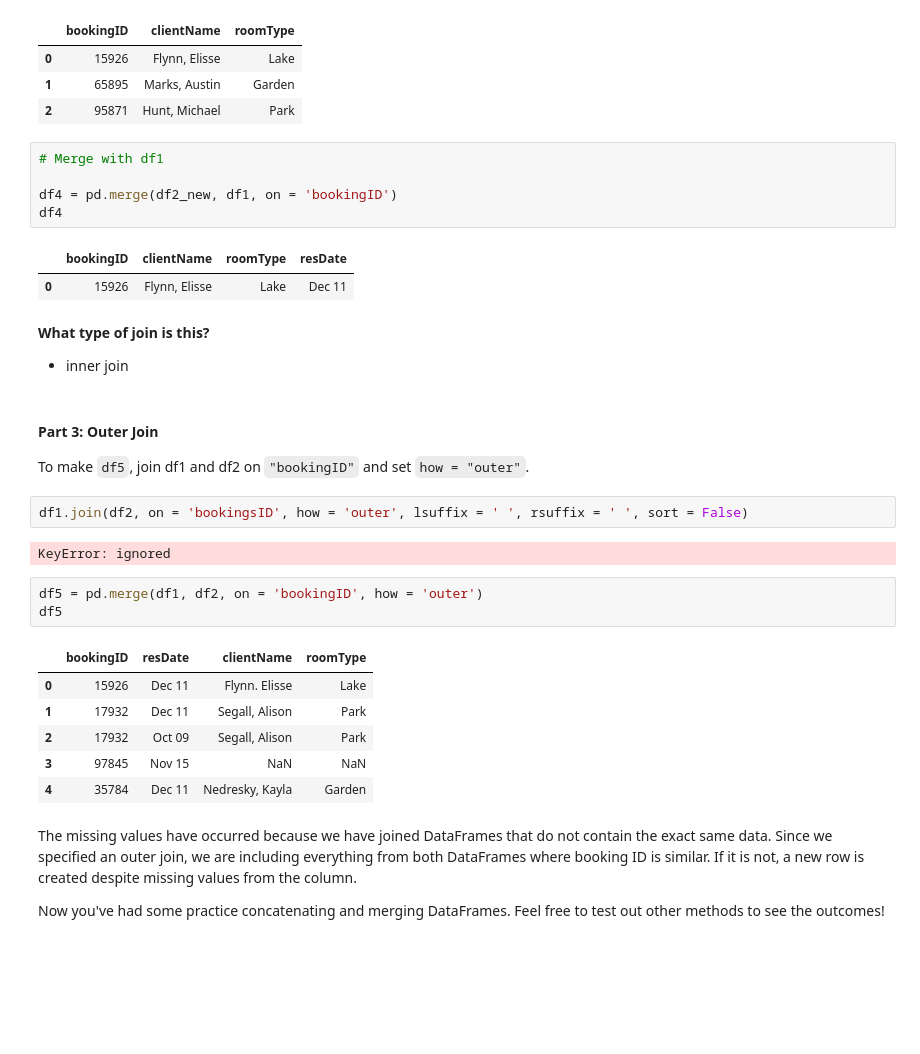
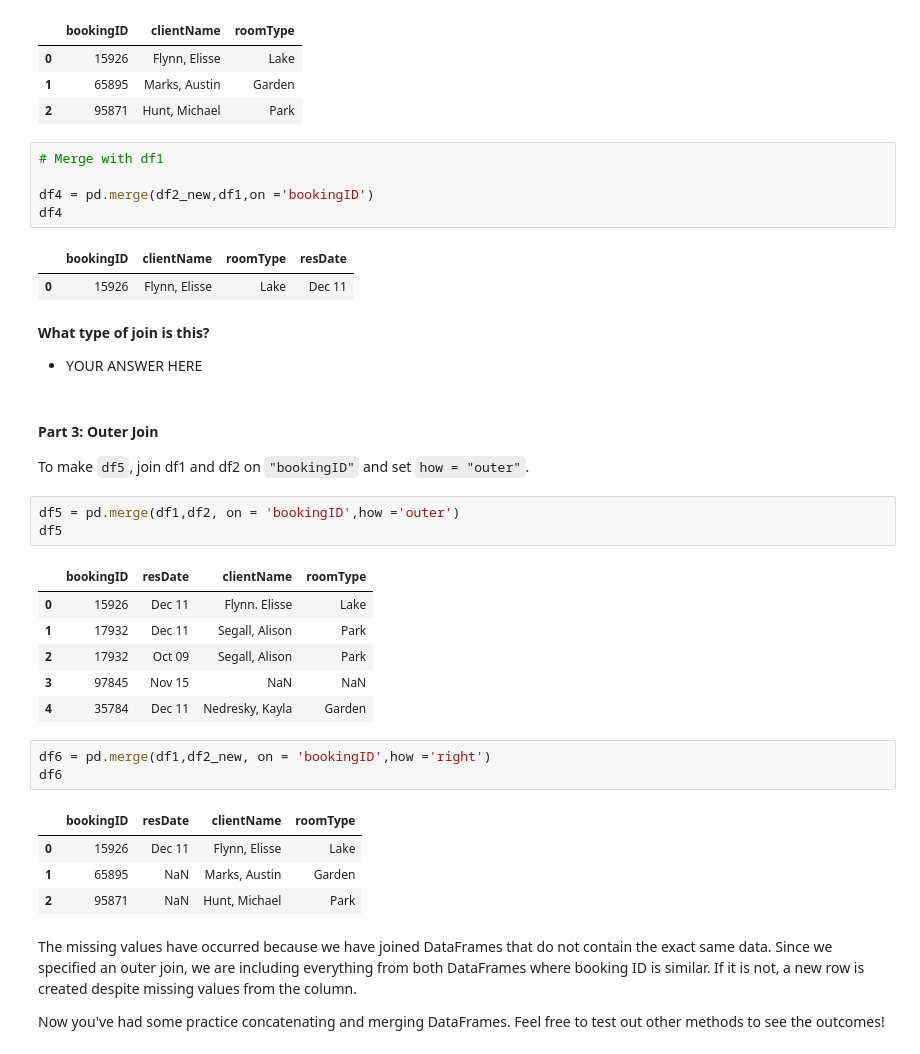
Before and after one commit to val93s/data_wrangling, a Jupyter notebook: Copy_of_6_5_3_Merge_and_Concat_Activity.ipynb, the cells around one changed output. Saved outputs shown, nothing was run; the diff lists cells and outputs as text; blank space fills up the shorter version.

```diff
--- a/Copy_of_6_5_3_Merge_and_Concat_Activity.ipynb
+++ b/Copy_of_6_5_3_Merge_and_Concat_Activity.ipynb
@@ -141,7 +138,7 @@ df2_new
 # %%
 # Merge with df1
 
-df4 = pd.merge(df2_new, df1, on = 'bookingID')
+df4 = pd.merge(df2_new,df1,on ='bookingID')
 df4
 # %% [output]
 |  | bookingID | clientName | roomType | resDate |
@@ -149,17 +146,13 @@ df4
 # %% [markdown]
 **What type of join is this?**
 
-* inner join
+* YOUR ANSWER HERE
 # %% [markdown]
 #### Part 3: Outer Join
 
 To make `df5`, join df1 and df2 on `"bookingID"` and set `how = "outer"`.
-# %%
-df1.join(df2, on = 'bookingsID', how = 'outer', lsuffix = ' ', rsuffix = ' ', sort = False)
-# %% [output]
-KeyError: ignored
 # %%
-df5 = pd.merge(df1, df2, on = 'bookingID', how = 'outer')
+df5 = pd.merge(df1,df2, on = 'bookingID',how ='outer')
 df5
 # %% [output]
 |  | bookingID | resDate | clientName | roomType |
@@ -168,6 +161,14 @@ df5
 | 2 | 17932 | Oct 09 | Segall, Alison | Park |
 | 3 | 97845 | Nov 15 | NaN | NaN |
 | 4 | 35784 | Dec 11 | Nedresky, Kayla | Garden |
+# %%
+df6 = pd.merge(df1,df2_new, on = 'bookingID',how ='right')
+df6
+# %% [output]
+|  | bookingID | resDate | clientName | roomType |
+| 0 | 15926 | Dec 11 | Flynn, Elisse | Lake |
+| 1 | 65895 | NaN | Marks, Austin | Garden |
+| 2 | 95871 | NaN | Hunt, Michael | Park |
 # %% [markdown]
 The missing values have occurred because we have joined DataFrames that do not contain the exact same data. Since we specified an outer join, we are including everything from both DataFrames where booking ID is similar. If it is not, a new row is created despite missing values from the column.
 
```
Also changed, not shown: parts of 8 cells of this notebook.
